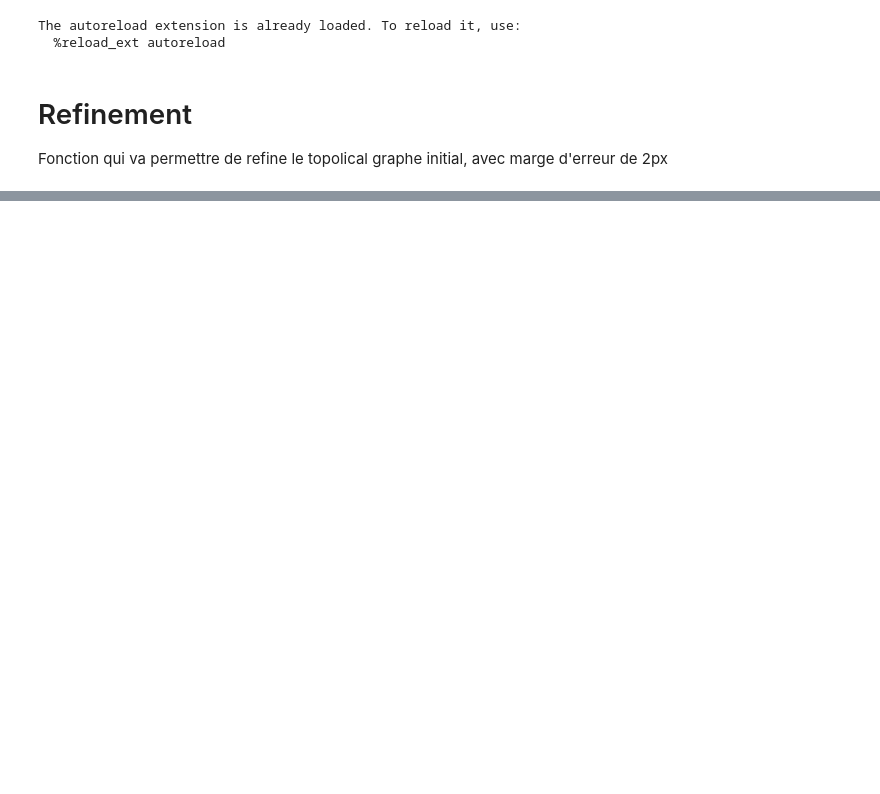
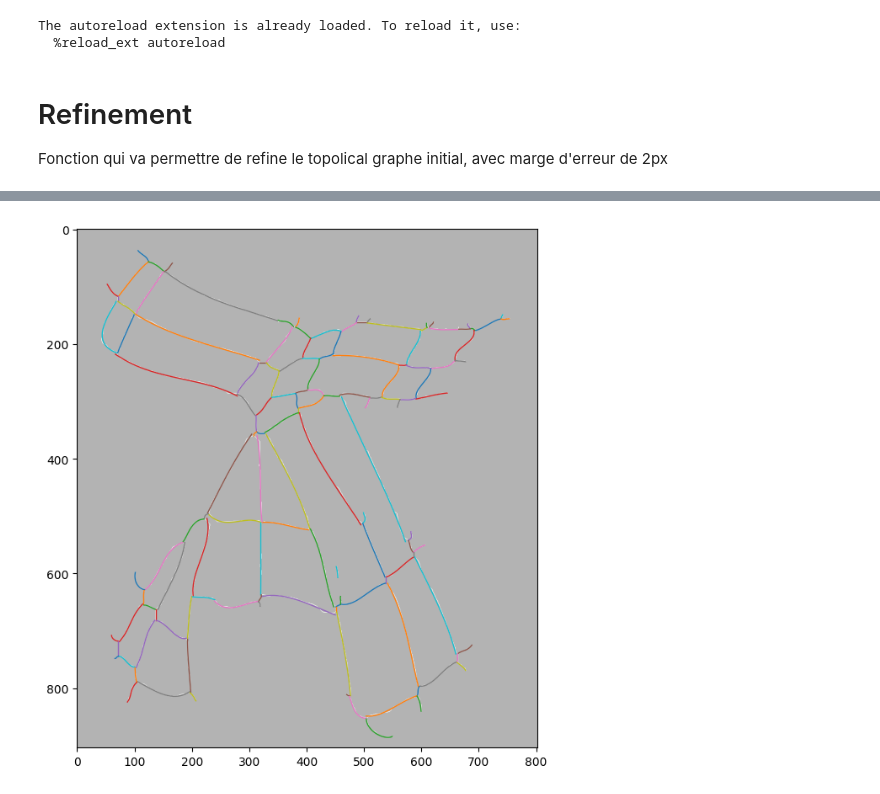
Before and after one commit to rambip/sketch-vectorization, a Jupyter notebook: notebooks/work_matteo.ipynb, the cells around one changed output, grey strips where cells are left out. Drawn from its saved outputs; the diff is of its cells as text; code cells hidden in the pictures; blank space fills up the shorter version.

```diff
--- a/notebooks/work_matteo.ipynb
+++ b/notebooks/work_matteo.ipynb
@@ -51 +54,13 @@ visualize_bezier_fits(skeletone, new_bezier_curves)
+# %%
+hyper = HyperGraph(topo_graph)
+show_SVG(hyper, skeletone)
+
+# param
+lam = 0.8
+temp = 1
+mu = 0.3
+t_decrease = 0.999 ** (1/len(topo_graph.nodes))
+t_min = 0.05
+# %% [output]
+[figure, added]
 # %%
```
Also changed, not shown: parts of 5 cells of this notebook, 1 other file.
